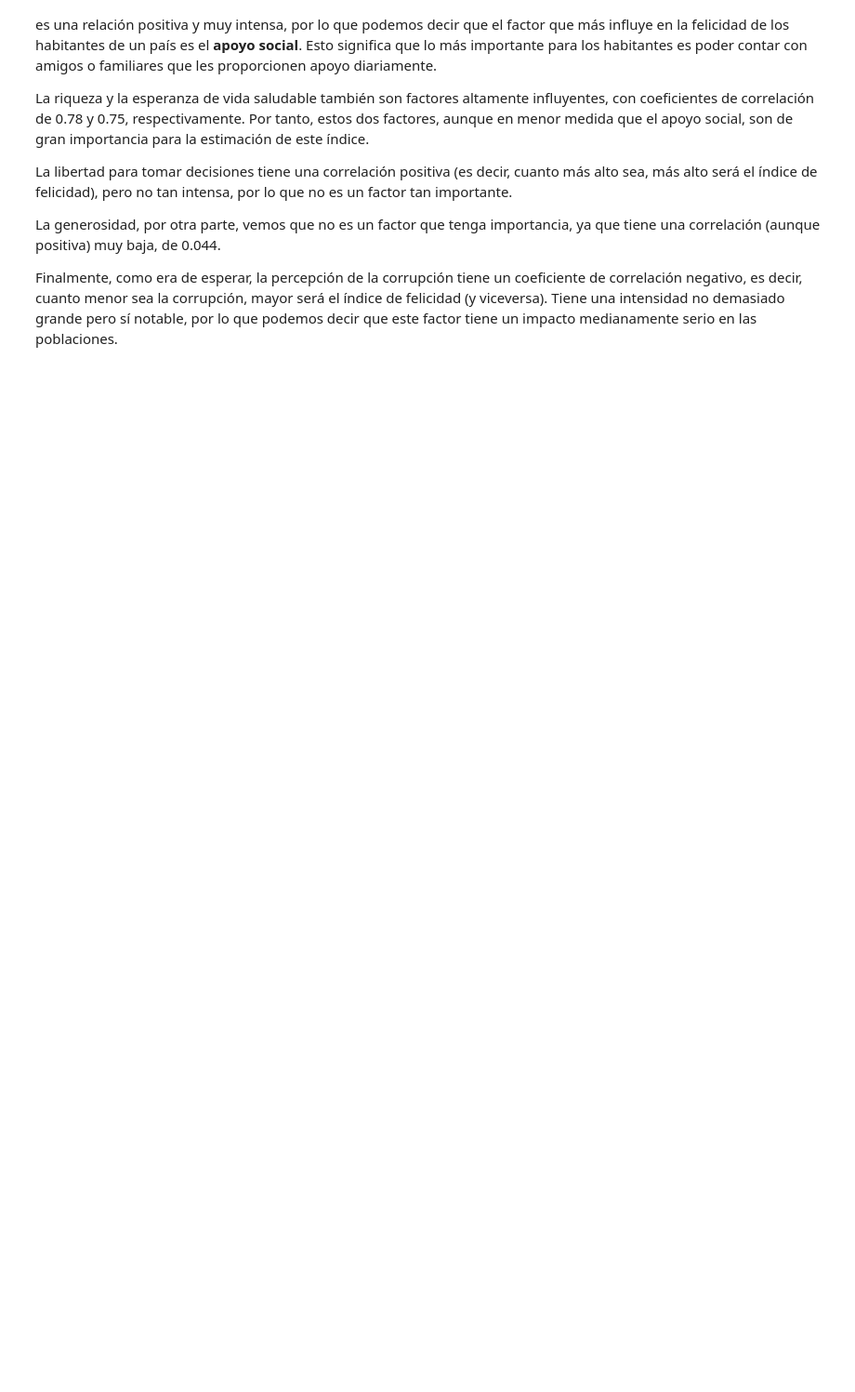
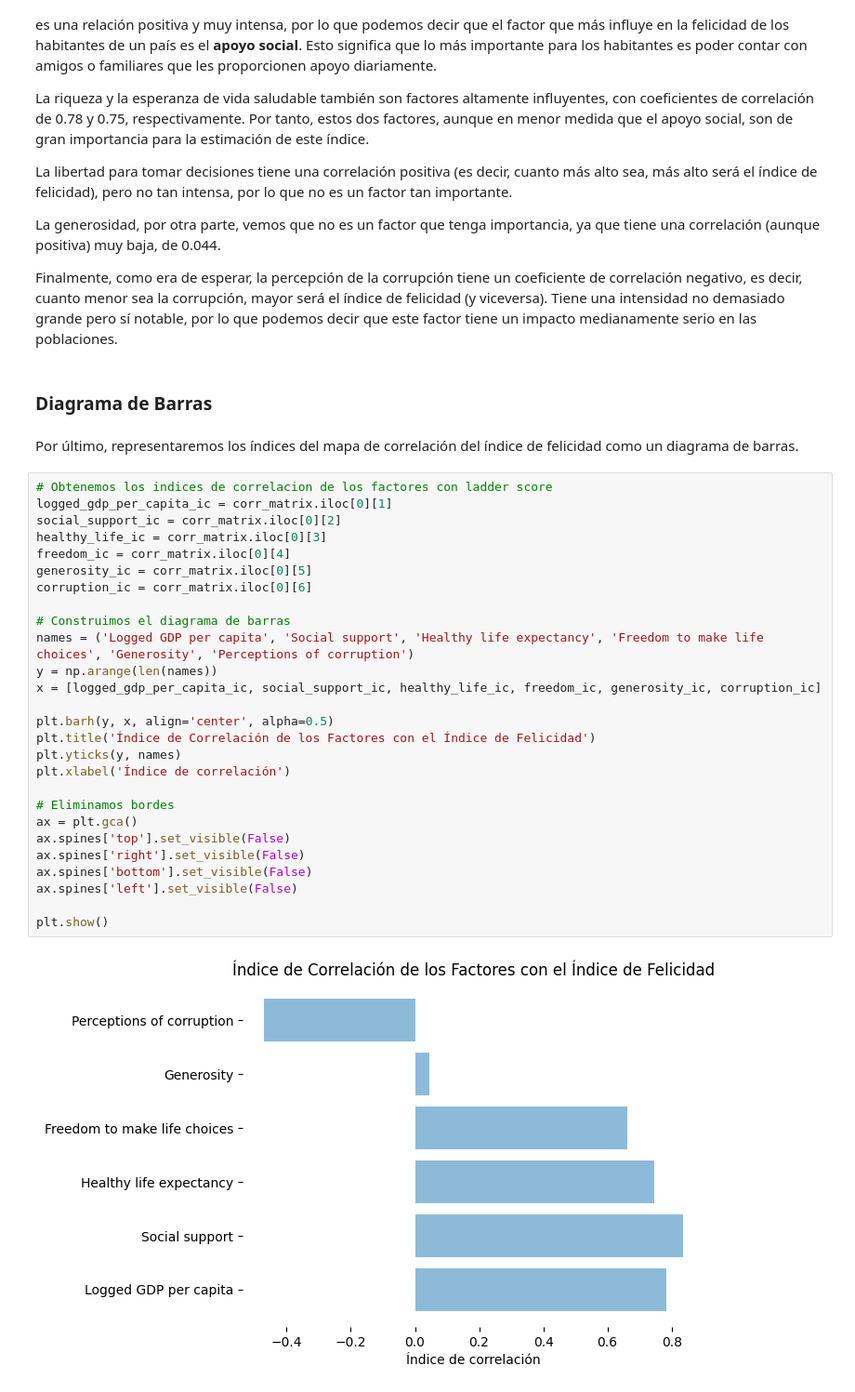
Before and after one commit to bvivas/SDEU-analisis-datos-abiertos, a Jupyter notebook: analisis_datos_abiertos.ipynb, the cells around one changed output. Shown at 93% size. Cells and saved outputs as stored; diff of their text form; blank space fills up the shorter version.

Commit message:
Diagrama de barras

```diff
--- a/analisis_datos_abiertos.ipynb
+++ b/analisis_datos_abiertos.ipynb
@@ -191,3 +192,36 @@ La libertad para tomar decisiones tiene una correlación positiva (es decir, cua
 La generosidad, por otra parte, vemos que no es un factor que tenga importancia, ya que tiene una correlación (aunque positiva) muy baja, de 0.044.
 
 Finalmente, como era de esperar, la percepción de la corrupción tiene un coeficiente de correlación negativo, es decir, cuanto menor sea la corrupción, mayor será el índice de felicidad (y viceversa). Tiene una intensidad no demasiado grande pero sí notable, por lo que podemos decir que este factor tiene un impacto medianamente serio en las poblaciones.
+# %% [markdown]
+### Diagrama de Barras
+# %% [markdown]
+Por último, representaremos los índices del mapa de correlación del índice de felicidad como un diagrama de barras.
+# %%
+# Obtenemos los indices de correlacion de los factores con ladder score
+logged_gdp_per_capita_ic = corr_matrix.iloc[0][1]
+social_support_ic = corr_matrix.iloc[0][2]
+healthy_life_ic = corr_matrix.iloc[0][3]
+freedom_ic = corr_matrix.iloc[0][4]
+generosity_ic = corr_matrix.iloc[0][5]
+corruption_ic = corr_matrix.iloc[0][6]
+
+# Construimos el diagrama de barras
+names = ('Logged GDP per capita', 'Social support', 'Healthy life expectancy', 'Freedom to make life choices', 'Generosity', 'Perceptions of corruption')
+y = np.arange(len(names))
+x = [logged_gdp_per_capita_ic, social_support_ic, healthy_life_ic, freedom_ic, generosity_ic, corruption_ic]
+
+plt.barh(y, x, align='center', alpha=0.5)
+plt.title('Índice de Correlación de los Factores con el Índice de Felicidad')
+plt.yticks(y, names)
+plt.xlabel('Índice de correlación')
+
+# Eliminamos bordes
+ax = plt.gca()
+ax.spines['top'].set_visible(False)
+ax.spines['right'].set_visible(False)
+ax.spines['bottom'].set_visible(False)
+ax.spines['left'].set_visible(False)
+
+plt.show()
+# %% [output]
+[figure, added]
```
Also changed, not shown: parts of 4 cells of this notebook, 1 other file.
